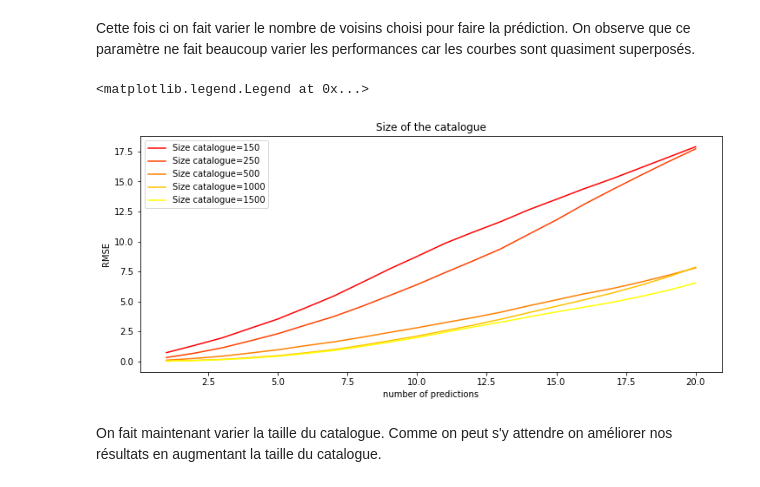
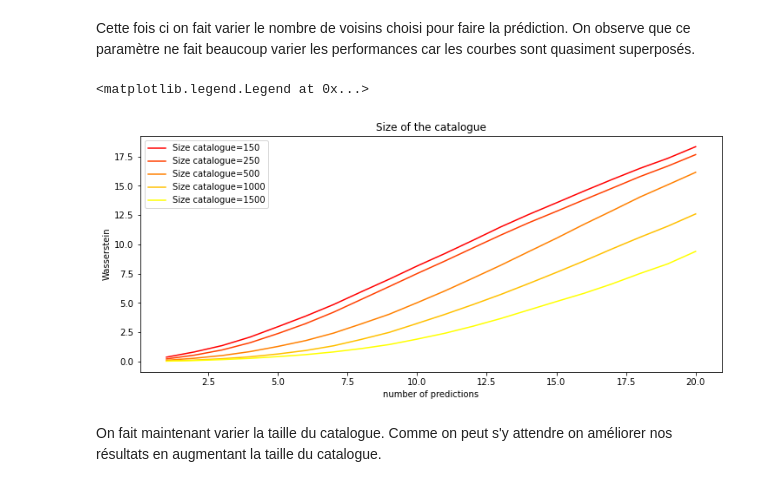
Before and after one commit to lrakotoarivony/Assimilation_Objet_AnDA, a Jupyter notebook: Tutoriel.ipynb, the cells around one changed output. Cells and saved outputs as stored; diff of their text form; code cells hidden in the pictures.

```diff
--- a/Tutoriel.ipynb
+++ b/Tutoriel.ipynb
@@ -210,20 +210,20 @@ Cette fois ci on fait varier le nombre de voisins choisi pour faire la prédicti
 # %%
 catalogue_size = [150,250,500,1000,1500]
 colors = cm.get_cmap("autumn")(np.linspace(0, 1, len(catalogue_size)))
 fig, ax = plt.subplots(figsize=(12,5))
 ax.set_title("Size of the catalogue")
 ax.set_xlabel("number of predictions")
-ax.set_ylabel("RMSE")
+ax.set_ylabel("Wasserstein")
 
 for i in range(len(catalogue_size)):
     predictions = list_prediction(catalogue[:catalogue_size[i]], N_pred, observations, method, k=50)
     predictions = predictions[:,:,5:]
 
     wasser = AnDA_Wasserstein(predictions,true_values)
     plt.plot(np.arange(1,wasser.shape[1]+1), wasser.mean(axis=0), color=colors[i], label="Size catalogue=%i"%(catalogue_size[i]))
 plt.legend()
 # %% [output]
 <matplotlib.legend.Legend at 0x...>
-[figure, old version]
+[figure, new version]
 # %% [markdown]
 On fait maintenant varier la taille du catalogue. Comme on peut s'y attendre on améliorer nos résultats en augmentant la taille du catalogue.
```
Also changed, not shown: parts of 12 cells of this notebook.
